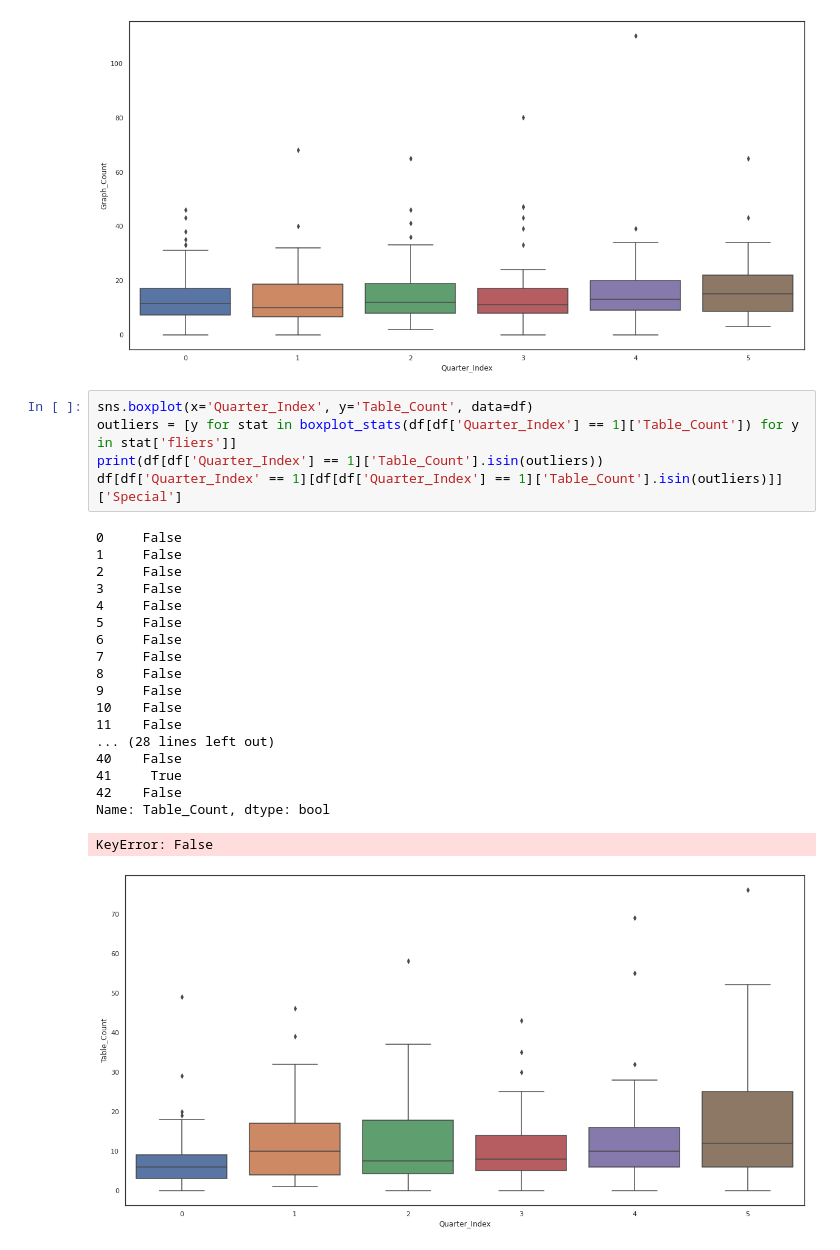
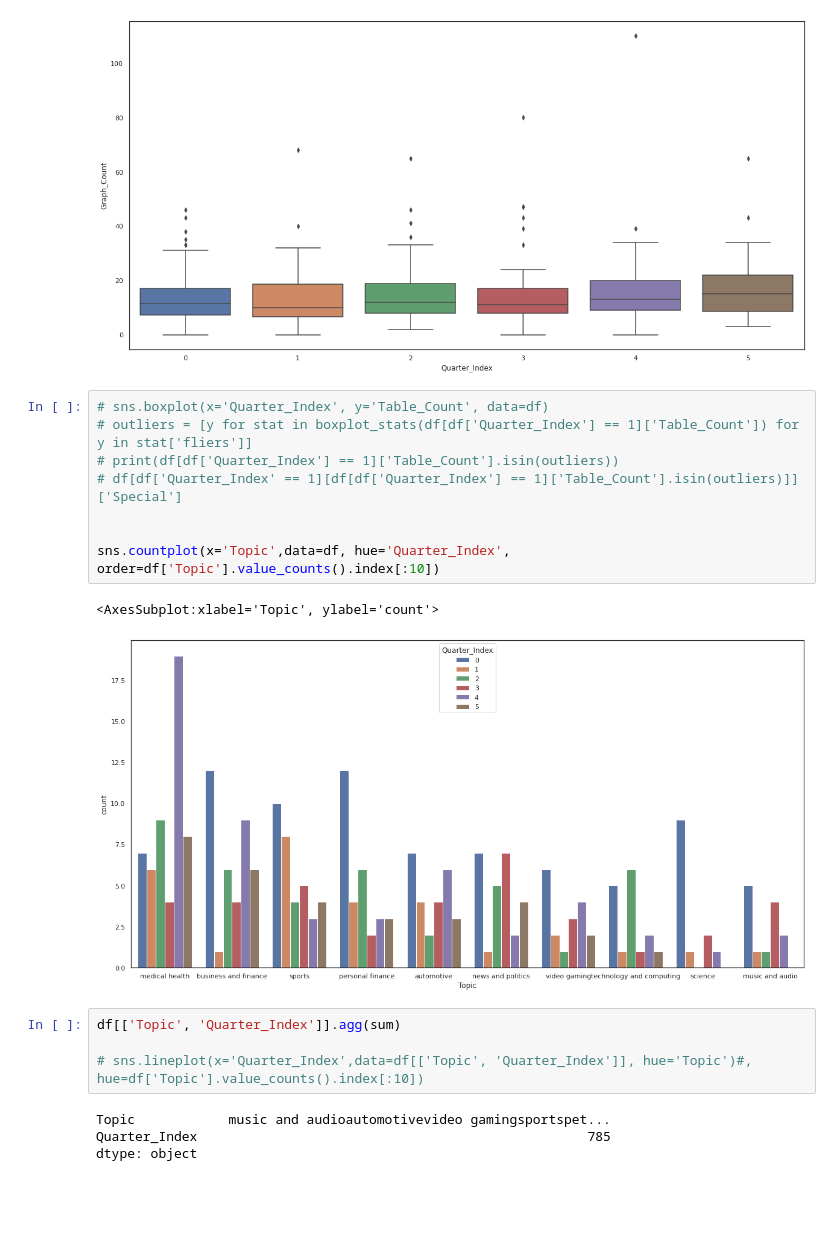
Before and after one commit to jchung01/COGS108-Project-Copy, a Jupyter notebook: EDACheckpointGroup096-Fa21.ipynb, the cells around one changed output. Cells and saved outputs as stored; diff of their text form; blank space fills up the shorter version.

```diff
--- a/EDACheckpointGroup096-Fa21.ipynb
+++ b/EDACheckpointGroup096-Fa21.ipynb
@@ -144,27 +144,21 @@ sns.boxplot(x='Quarter_Index', y='Graph_Count', data=df)
 <AxesSubplot:xlabel='Quarter_Index', ylabel='Graph_Count'>
 [figure]
 # %%
-sns.boxplot(x='Quarter_Index', y='Table_Count', data=df)
-outliers = [y for stat in boxplot_stats(df[df['Quarter_Index'] == 1]['Table_Count']) for y in stat['fliers']]
-print(df[df['Quarter_Index'] == 1]['Table_Count'].isin(outliers))
-df[df['Quarter_Index' == 1][df[df['Quarter_Index'] == 1]['Table_Count'].isin(outliers)]]['Special']
+# sns.boxplot(x='Quarter_Index', y='Table_Count', data=df)
+# outliers = [y for stat in boxplot_stats(df[df['Quarter_Index'] == 1]['Table_Count']) for y in stat['fliers']]
+# print(df[df['Quarter_Index'] == 1]['Table_Count'].isin(outliers))
+# df[df['Quarter_Index' == 1][df[df['Quarter_Index'] == 1]['Table_Count'].isin(outliers)]]['Special']
+
+
+sns.countplot(x='Topic',data=df, hue='Quarter_Index', order=df['Topic'].value_counts().index[:10])
 # %% [output]
-0     False
-1     False
-2     False
-3     False
-4     False
-5     False
-6     False
-7     False
-8     False
-9     False
-10    False
-11    False
-... (28 lines left out)
-40    False
-41     True
-42    False
-Name: Table_Count, dtype: bool
+<AxesSubplot:xlabel='Topic', ylabel='count'>
-KeyError: False
-[figure, old version]
+[figure, new version]
+# %%
+df[['Topic', 'Quarter_Index']].agg(sum)
+
+# sns.lineplot(x='Quarter_Index',data=df[['Topic', 'Quarter_Index']], hue='Topic')#, hue=df['Topic'].value_counts().index[:10])
+# %% [output]
+Topic            music and audioautomotivevideo gamingsportspet...
+Quarter_Index                                                  785
+dtype: object
```
Also changed, not shown: parts of 5 cells of this notebook, 1 other file.
